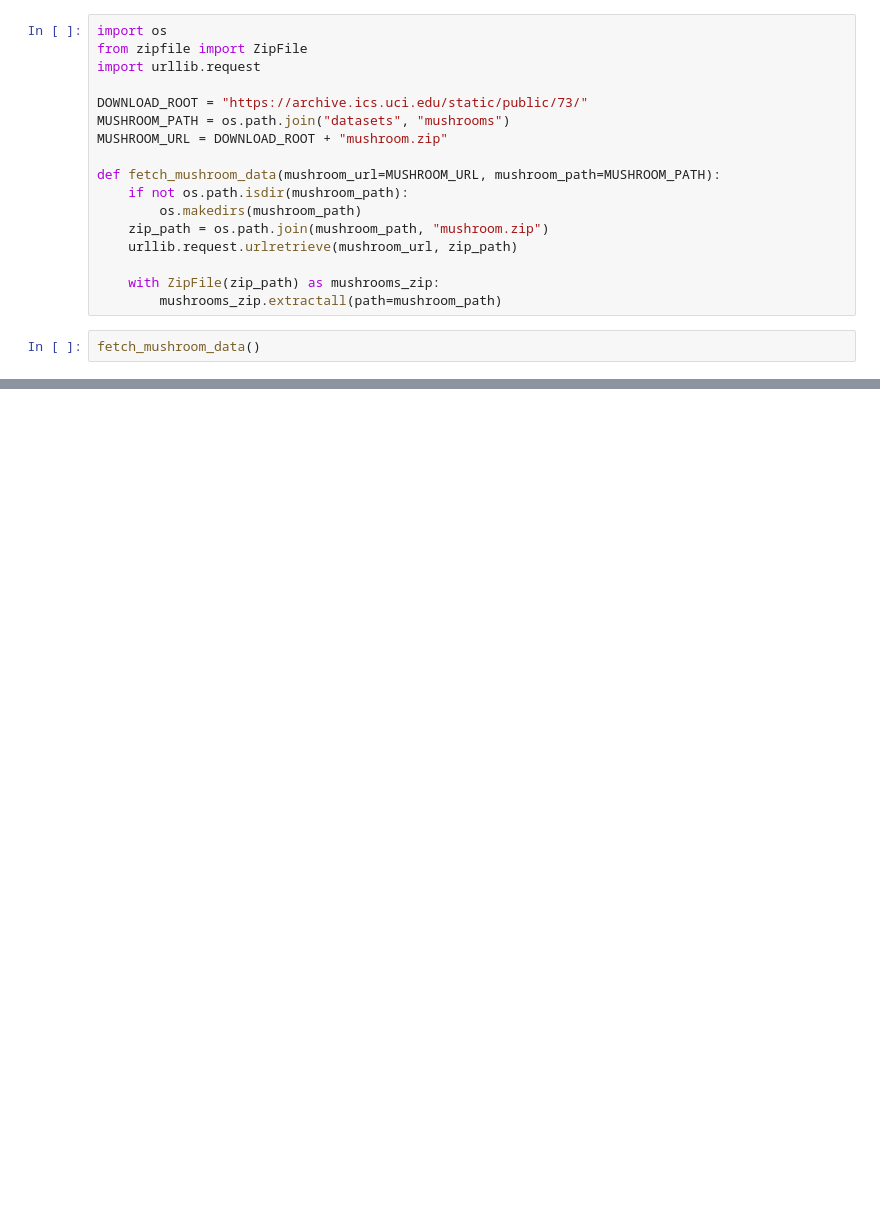
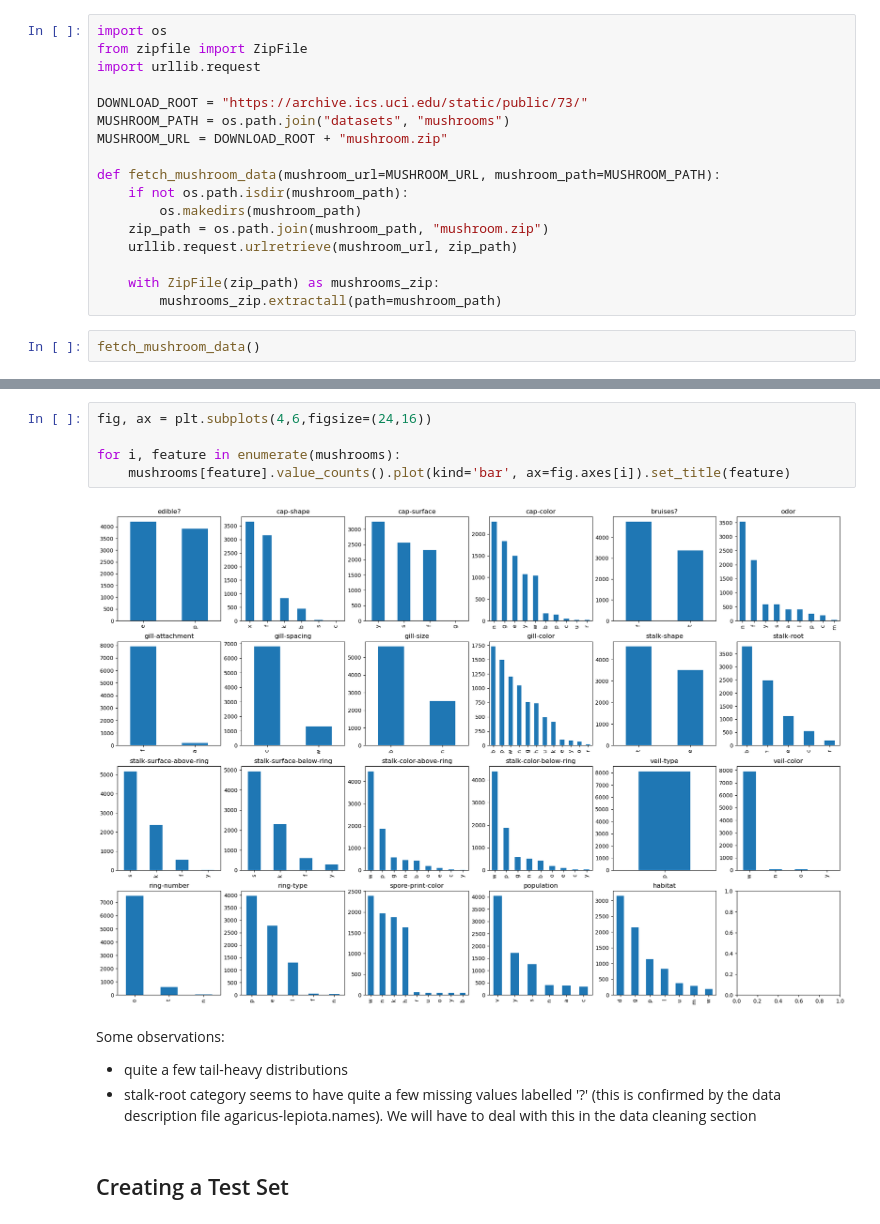
Before and after one commit to asya-b/mushroom_classification, a Jupyter notebook: can_i_eat_that_mushroom.ipynb, the cells around one changed output, grey strips where cells are left out. Saved outputs shown, nothing was run; the diff lists cells and outputs as text; blank space fills up the shorter version.

```diff
--- a/can_i_eat_that_mushroom.ipynb
+++ b/can_i_eat_that_mushroom.ipynb
@@ -62,0 +104,13 @@ memory usage: 1.4+ MB
+# %%
+fig, ax = plt.subplots(4,6,figsize=(24,16))
+
+for i, feature in enumerate(mushrooms):
+    mushrooms[feature].value_counts().plot(kind='bar', ax=fig.axes[i]).set_title(feature)
+# %% [output]
+[figure, added]
+# %% [markdown]
+Some observations:
+- quite a few tail-heavy distributions
+- stalk-root category seems to have quite a few missing values labelled '?' (this is confirmed by the data description file agaricus-lepiota.names). We will have to deal with this in the data cleaning section
+# %% [markdown]
+## Creating a Test Set
```
Also changed, not shown: parts of 9 cells of this notebook, 1 other file.
